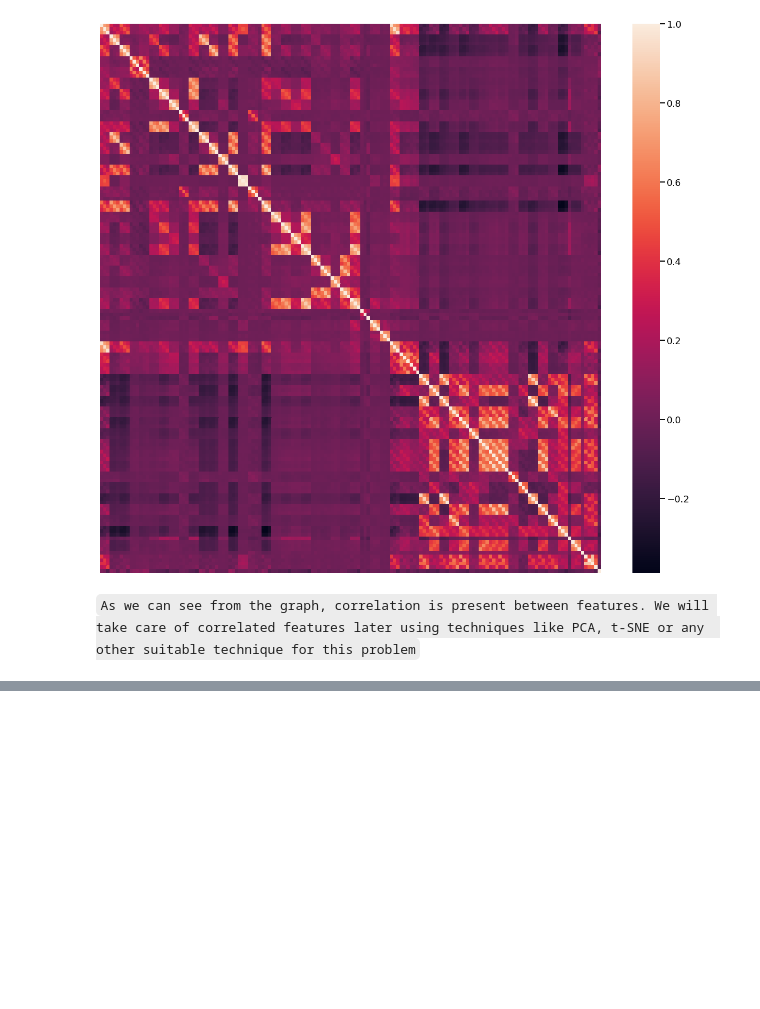
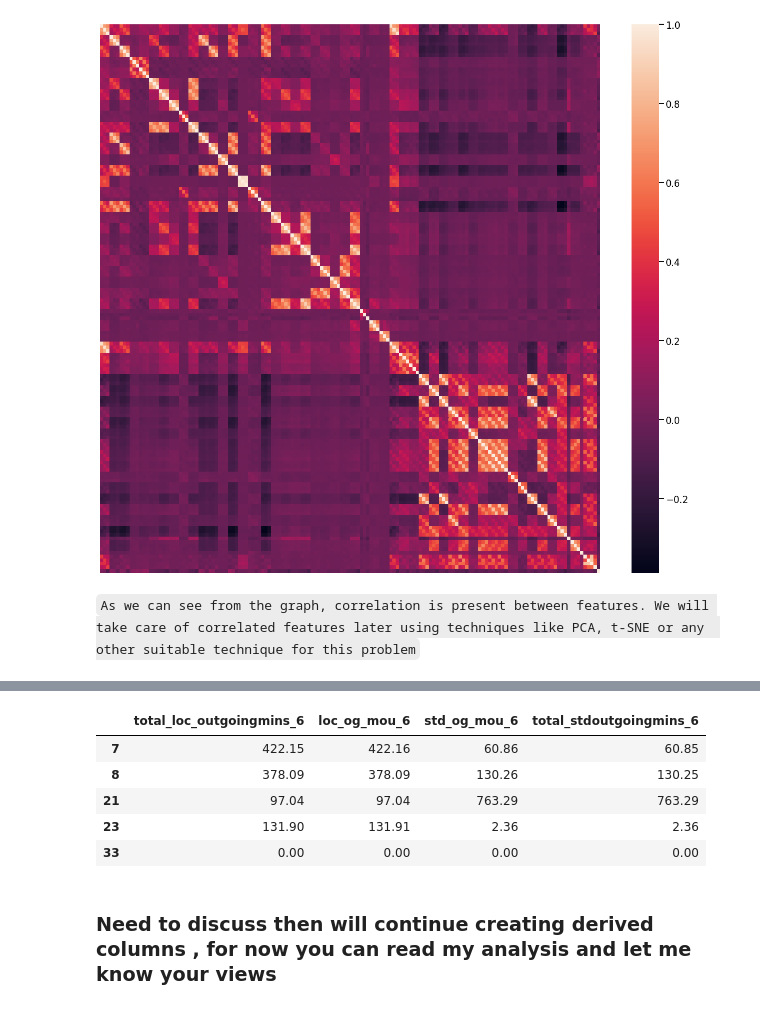
Before and after one commit to nveenkumr/TelecomChurn-ML, a Jupyter notebook: TelecomChurn-MLCaseStudy.ipynb, the cells around one changed output, grey strips where cells are left out. Cells and saved outputs as stored; diff of their text form; code cells hidden in the pictures; blank space fills up the shorter version.

```diff
--- a/TelecomChurn-MLCaseStudy.ipynb
+++ b/TelecomChurn-MLCaseStudy.ipynb
@@ -382,3 +429,18 @@ memory usage: 34.8+ MB
+# %%
+# code to validate sum of all the outgoing minc columns == loc_og_mou_6
+telecom['total_loc_outgoingmins_6']= telecom[telecom.columns[telecom.columns.str.contains('loc_og') & telecom.columns.str.contains('_6') & ~ telecom.columns.str.contains('og_mou_6')]].sum( axis=1)
+telecom['total_stdoutgoingmins_6']= telecom[telecom.columns[telecom.columns.str.contains('std_og') & telecom.columns.str.contains('_6') & ~ telecom.columns.str.contains('og_mou_6')]].sum( axis=1)
+
+telecom[['total_loc_outgoingmins_6' ,'loc_og_mou_6','std_og_mou_6','total_stdoutgoingmins_6']].head()
+# %% [output]
+|  | total_loc_outgoingmins_6 | loc_og_mou_6 | std_og_mou_6 | total_stdoutgoingmins_6 |
+| 7 | 422.15 | 422.16 | 60.86 | 60.85 |
+| 8 | 378.09 | 378.09 | 130.26 | 130.25 |
+| 21 | 97.04 | 97.04 | 763.29 | 763.29 |
+| 23 | 131.90 | 131.91 | 2.36 | 2.36 |
+| 33 | 0.00 | 0.00 | 0.00 | 0.00 |
+# %% [markdown]
+### Need to discuss then will continue creating derived columns  , for now you can read my analysis and let me know your views
 # %%
 #Visualising numerical predictor variables with Target Variables
 train_num = train.select_dtypes(include=['int64','float64'])
```
Also changed, not shown: parts of 8 cells of this notebook.
